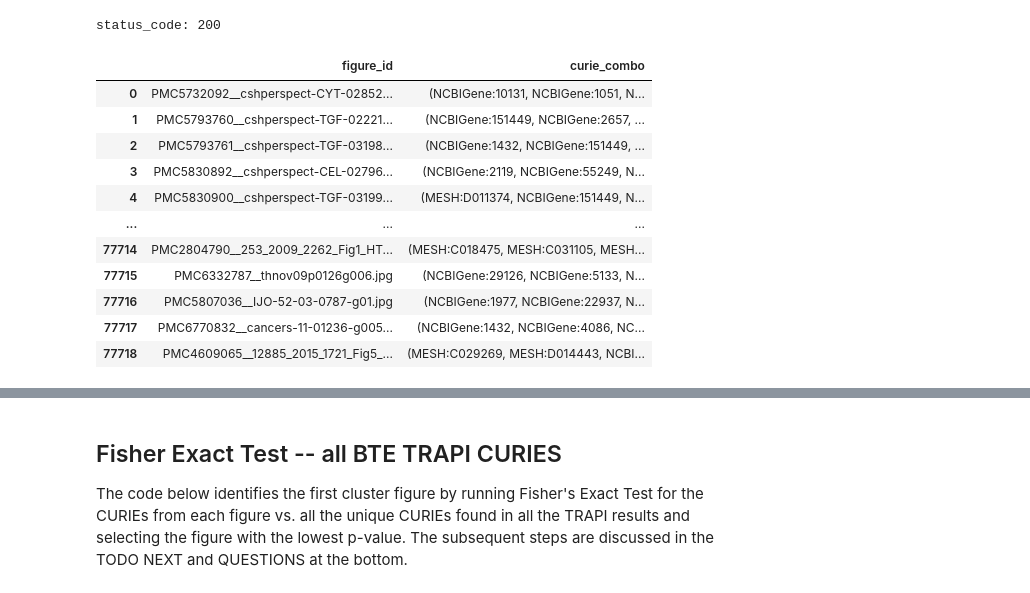
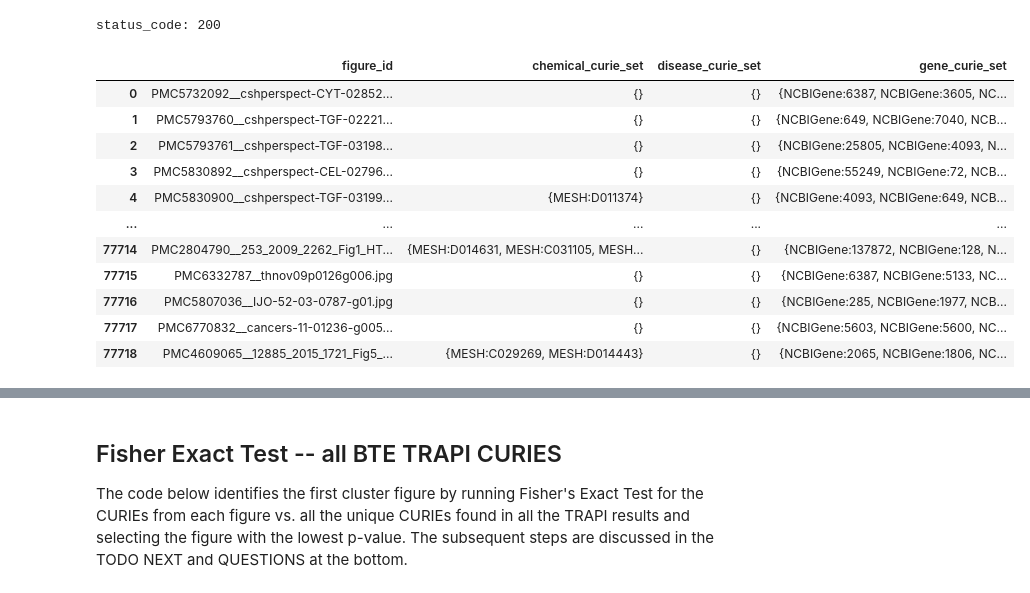
Before and after one commit to wikipathways/pathway-figure-ocr, a Jupyter notebook: notebooks/bte_clustering.ipynb, the cells around one changed output, grey strips where cells are left out. Saved outputs shown, nothing was run; the diff lists cells and outputs as text; code cells hidden in the pictures.

```diff
--- a/notebooks/bte_clustering.ipynb
+++ b/notebooks/bte_clustering.ipynb
@@ -295,7 +295,7 @@ for trapi_result in trapi_results:
 
     row_data_template = dict()
     q_edge_id_to_predicates = dict()
-    trapi_result_curies = set()
+    trapi_result_curie_set = set()
     for qedge_id, entries in trapi_result["edge_bindings"].items():
         for entry in entries:
             curie = entry["id"]
@@ -319,15 +319,15 @@ for trapi_result in trapi_results:
                     name = curie_to_name[curie]
                     row_data_template[qnode_id] = name
 
-                    trapi_result_curies.add(unified_curie)
-                    row_data_template[qnode_id + "_curie"] = curie
+                    trapi_result_curie_set.add(unified_curie)
+                    row_data_template[qnode_id + "_original_curie"] = curie
                     row_data_template[qnode_id + "_unified_curie"] = unified_curie
 
-    if len(trapi_result_curies) != len(q_node_ids):
+    if len(trapi_result_curie_set) != len(q_node_ids):
         #print(f'skipping {list(curie_to_qnode_ids.keys())}')
         continue
 
-    row_data_template["trapi_result_curie_combo"] = tuple(sorted(trapi_result_curies))
+    row_data_template["unified_curie_set"] = trapi_result_curie_set
     q_edge_ids_processed = set()
     row_datas = [row_data_template]
     for q_edge_id,predicates in q_edge_id_to_predicates.items():
@@ -343,7 +343,7 @@ for trapi_result in trapi_results:
     result_row_data += row_datas
 
 print("warning: predicate direction(s) may be switched")
-results_df = pd.DataFrame.from_records(result_row_data, columns=columns).drop_duplicates()
-results_df
+trapi_results_df = pd.DataFrame.from_records(result_row_data, columns=columns)
+trapi_results_df
 # %% [output]
 warning: predicate direction(s) may be switched
@@ -392,70 +399,47 @@ status_code: 200
 # %%
 figures_df_data = []
 curies_to_figure_ids = {}
 figure_id_to_curies = {}
 figure_id_to_pfocr_result = {}
 for line in pfocr_request.text.splitlines():
     pfocr_result = json.loads(line)
     figure_id = pfocr_result["_id"]
 
-    curies = set()
+    chemical_curies = set()
+    disease_curies = set()
+    gene_curies = set()
     for identifier in pfocr_result["associatedWith"]["mentions"]["chemicals"]["mesh"]:
         curie = "MESH:" + identifier
-        if curie in curie_to_unified_curie:
-            unified_curie = curie_to_unified_curie[curie]
-            curies.add(unified_curie)
-        else:
-            #print(f"{curie} not in list")
-            # this curie isn't in the BTE results, but we'll add an item for
-            # the purpose of the denominator in jaccard/containment cals
-            curies.add(curie)
+        chemical_curies.add(curie)
     for identifier in pfocr_result["associatedWith"]["mentions"]["diseases"]["mesh"]:
         curie = "MESH:" + identifier
-        if curie in curie_to_unified_curie:
-            unified_curie = curie_to_unified_curie[curie]
-            curies.add(unified_curie)
-        else:
-            #print(f"{curie} not in list")
-            # this curie isn't in the BTE results, but we'll add an item for
-            # the purpose of the denominator in jaccard/containment cals
-            curies.add(curie)
+        disease_curies.add(curie)
     for identifier in pfocr_result["associatedWith"]["mentions"]["genes"]["ncbigene"]:
         curie = "NCBIGene:" + identifier
-        if curie in curie_to_unified_curie:
-            unified_curie = curie_to_unified_curie[curie]
-            curies.add(unified_curie)
-        else:
-            #print(f"{curie} not in list")
-            # this curie isn't in the BTE results, but we'll add an item for
-            # the purpose of the denominator in jaccard/containment cals
-            curies.add(curie)
+        gene_curies.add(curie)
 
     figure_id_to_pfocr_result[figure_id] = pfocr_result
     figure_id_to_curies[figure_id] = curies
 
-    curies_key = tuple(sorted(curies))
-
     figures_df_data.append({
         "figure_id": figure_id,
-        "curie_combo": curies_key,
+        "chemical_curie_set": chemical_curies,
+        "disease_curie_set": disease_curies,
+        "gene_curie_set": gene_curies,
     })
-
-    if curies_key not in curies_to_figure_ids:
-        curies_to_figure_ids[curies_key] = []
-    curies_to_figure_ids[curies_key].append(figure_id)
 
 figures_df = pd.DataFrame.from_records(figures_df_data)
 figures_df
 # %% [output]
-|  | figure_id | curie_combo |
-| 0 | PMC5732092__cshperspect-CYT-02852... | (NCBIGene:10131, NCBIGene:1051, N... |
-| 1 | PMC5793760__cshperspect-TGF-02221... | (NCBIGene:151449, NCBIGene:2657, ... |
-| 2 | PMC5793761__cshperspect-TGF-03198... | (NCBIGene:1432, NCBIGene:151449, ... |
-| 3 | PMC5830892__cshperspect-CEL-02796... | (NCBIGene:2119, NCBIGene:55249, N... |
-| 4 | PMC5830900__cshperspect-TGF-03199... | (MESH:D011374, NCBIGene:151449, N... |
-| ... | ... | ... |
-| 77714 | PMC2804790__253_2009_2262_Fig1_HT... | (MESH:C018475, MESH:C031105, MESH... |
-| 77715 | PMC6332787__thnov09p0126g006.jpg | (NCBIGene:29126, NCBIGene:5133, N... |
-| 77716 | PMC5807036__IJO-52-03-0787-g01.jpg | (NCBIGene:1977, NCBIGene:22937, N... |
-| 77717 | PMC6770832__cancers-11-01236-g005... | (NCBIGene:1432, NCBIGene:4086, NC... |
-| 77718 | PMC4609065__12885_2015_1721_Fig5_... | (MESH:C029269, MESH:D014443, NCBI... |
+|  | figure_id | chemical_curie_set | disease_curie_set | gene_curie_set |
+| 0 | PMC5732092__cshperspect-CYT-02852... | {} | {} | {NCBIGene:6387, NCBIGene:3605, NC... |
+| 1 | PMC5793760__cshperspect-TGF-02221... | {} | {} | {NCBIGene:649, NCBIGene:7040, NCB... |
+| 2 | PMC5793761__cshperspect-TGF-03198... | {} | {} | {NCBIGene:25805, NCBIGene:4093, N... |
+| 3 | PMC5830892__cshperspect-CEL-02796... | {} | {} | {NCBIGene:55249, NCBIGene:72, NCB... |
+| 4 | PMC5830900__cshperspect-TGF-03199... | {MESH:D011374} | {} | {NCBIGene:4093, NCBIGene:649, NCB... |
+| ... | ... | ... | ... | ... |
+| 77714 | PMC2804790__253_2009_2262_Fig1_HT... | {MESH:D014631, MESH:C031105, MESH... | {} | {NCBIGene:137872, NCBIGene:128, N... |
+| 77715 | PMC6332787__thnov09p0126g006.jpg | {} | {} | {NCBIGene:6387, NCBIGene:5133, NC... |
+| 77716 | PMC5807036__IJO-52-03-0787-g01.jpg | {} | {} | {NCBIGene:285, NCBIGene:1977, NCB... |
+| 77717 | PMC6770832__cancers-11-01236-g005... | {} | {} | {NCBIGene:5603, NCBIGene:5600, NC... |
+| 77718 | PMC4609065__12885_2015_1721_Fig5_... | {MESH:C029269, MESH:D014443} | {} | {NCBIGene:2065, NCBIGene:1806, NC... |
```
Also changed, not shown: parts of 53 cells of this notebook.
